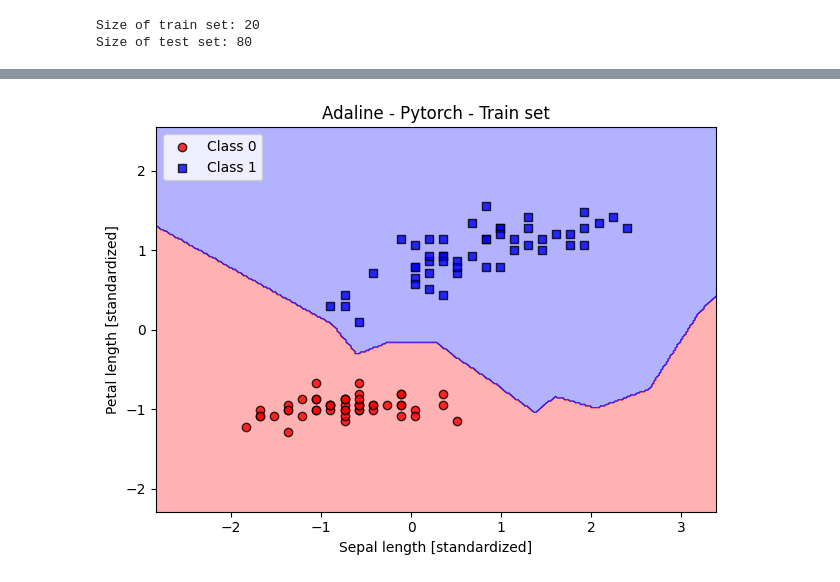
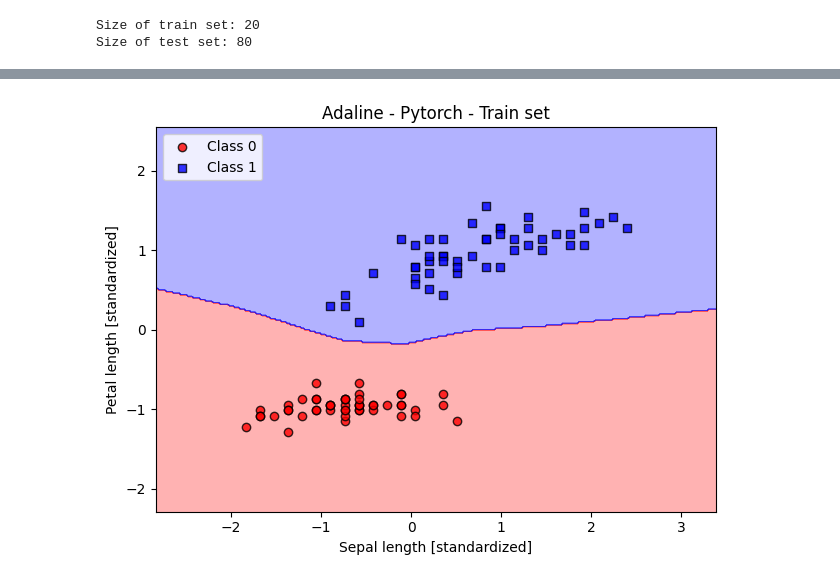
Before and after one commit to mariru/Intro2ADL, a Jupyter notebook: Week3/first_nn.ipynb, the cells around one changed output, grey strips where cells are left out. Drawn from its saved outputs; the diff is of its cells as text; code cells hidden in the pictures.

```diff
--- a/Week3/first_nn.ipynb
+++ b/Week3/first_nn.ipynb
@@ -443,7 +454,7 @@ class OurFirstFeedForwardNeuralNetwork(AdaptiveLinearModel):
         return self.network(x)
 # %%
 first_nn = OurFirstFeedForwardNeuralNetwork(X.shape[1])
-y_pred = first_nn.fit(X_std, y, epochs=20, learning_rate=0.05)
+y_pred = first_nn.fit(X_std, y, epochs=100, learning_rate=0.5)
 
 
 plot_decision_regions(X_std, y, classifier=first_nn)
@@ -459,2 +478,2 @@ Epoch [20/20], Loss: 0.2321
-[figure, old version]
+[figure, new version]
 # %%
```
Also changed, not shown: parts of 4 cells of this notebook, 2 other files.
